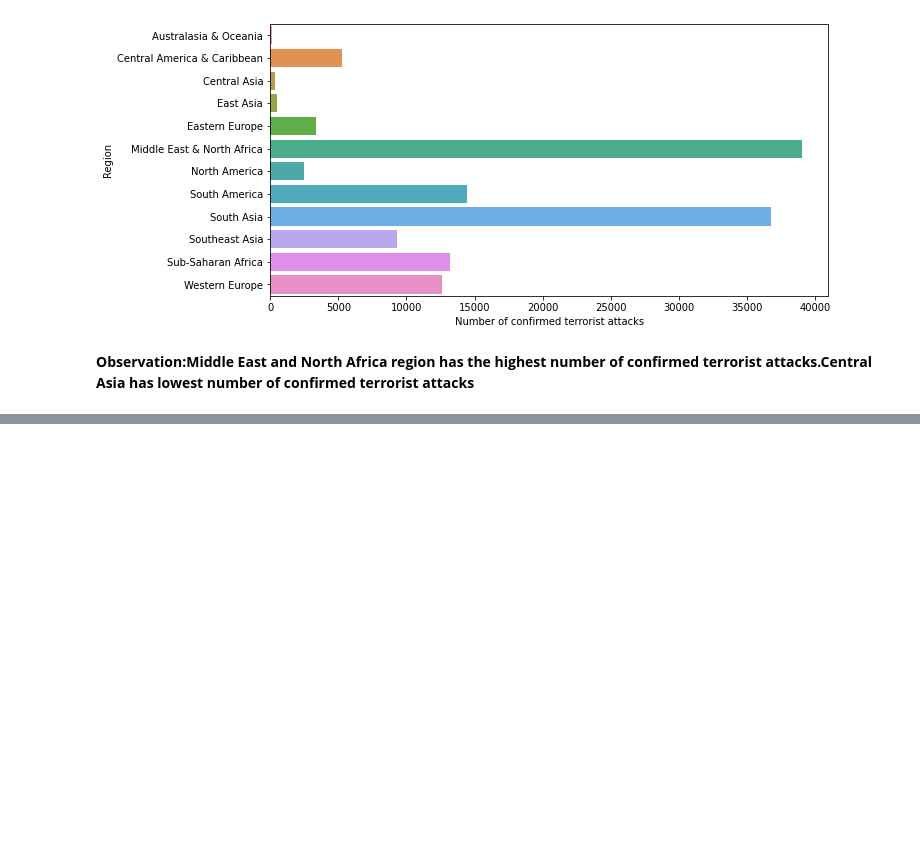
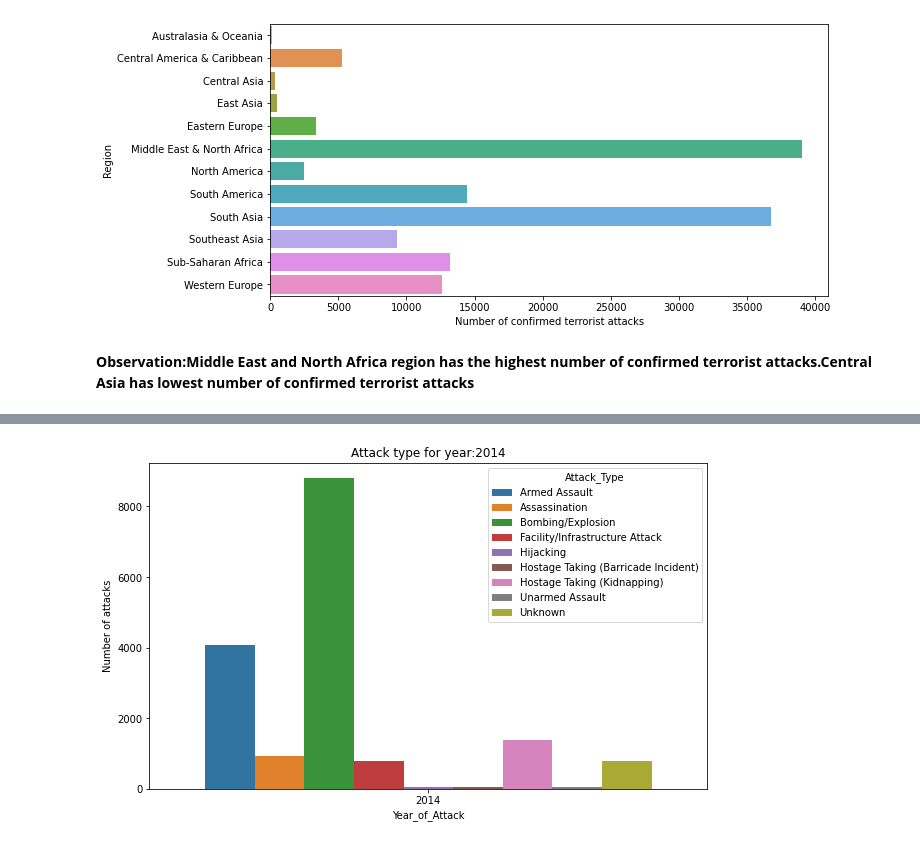
Before and after one commit to SAKSHIDHYANI/Global-Terrorism-Analysis, a Jupyter notebook: Global_Terrorism_Analysis.ipynb, the cells around one changed output, grey strips where cells are left out. Saved outputs shown, nothing was run; the diff lists cells and outputs as text; code cells hidden in the pictures; blank space fills up the shorter version.

```diff
--- a/Global_Terrorism_Analysis.ipynb
+++ b/Global_Terrorism_Analysis.ipynb
@@ -349,0 +379,16 @@ Text(0.5, 0, 'Number of confirmed terrorist attacks')
+# %%
+# function to check the attack types for different years pass year as variable
+def attacks_graph(num):
+
+  output_data = GTD_data.groupby(['Year of Attack','Attack Type'])['Attack Type'].count().to_frame()
+  output_data.index = output_data.index.set_names(['Year_of_Attack', 'Attack_Type'])
+  output_data.reset_index(inplace=True)
+  output_data = output_data[(output_data['Year_of_Attack']) == num]
+  output_data.rename(columns = {'Attack Type':'Number of attacks'},inplace= True)
+  fig, ax = plt.subplots(figsize=(10, 6))
+  sns.barplot(x=output_data['Year_of_Attack'],y=output_data['Number of attacks'],hue=output_data['Attack_Type'],ax=ax).set(title="Attack type for year:"+str(num))
+# %%
+# Calling function to analyse attack types for any particular year. Checking for 2014 year. In same way, we can pass any year to check
+attacks_graph(2014)
+# %% [output]
+[figure, added]
```
Also changed, not shown: parts of 14 cells of this notebook.
